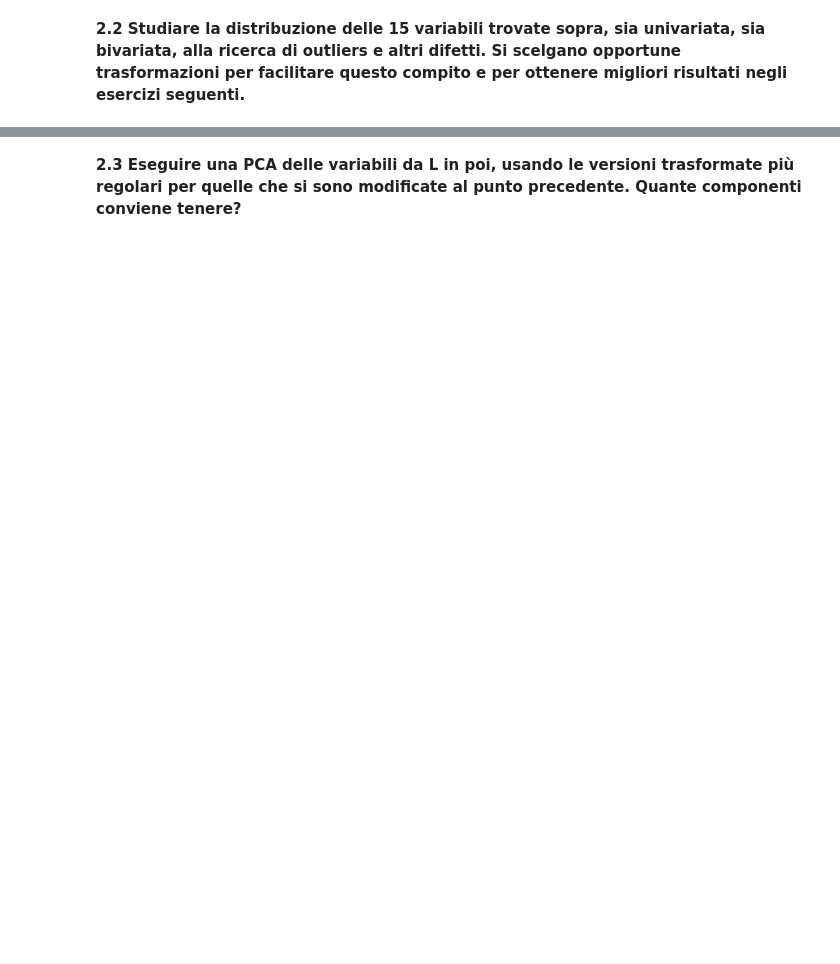
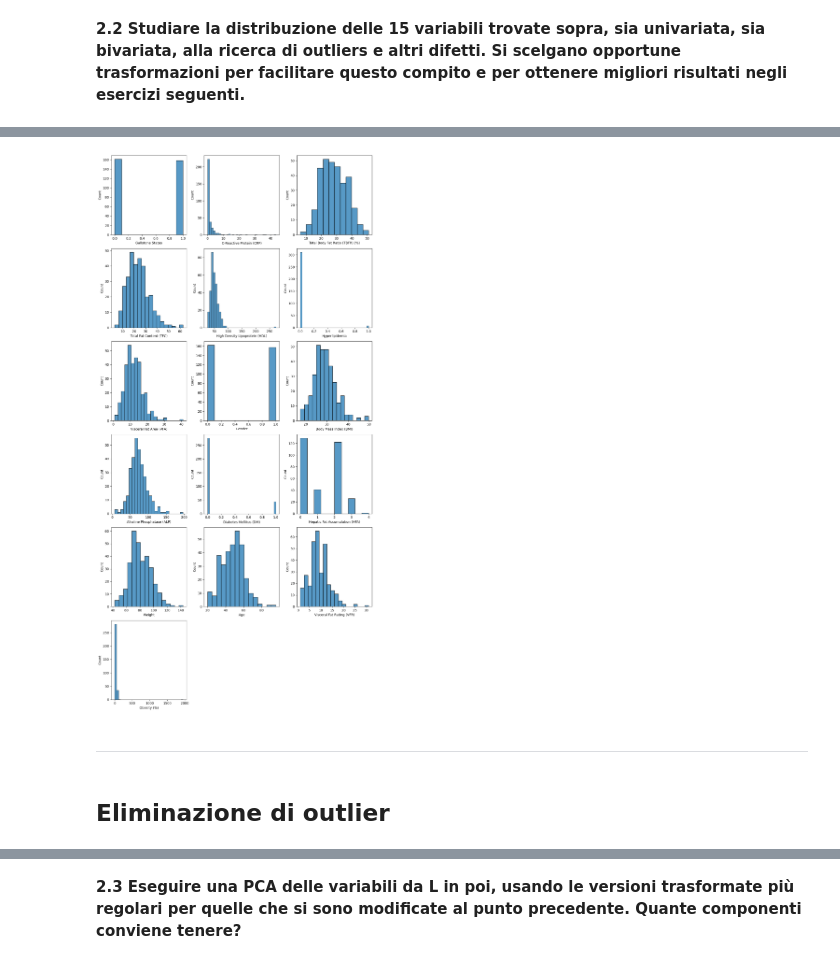
Before and after one commit to blkdmr/blkdmr.github.io, a Jupyter notebook: exams/esame_2_2.ipynb, the cells around one changed output, grey strips where cells are left out. Drawn from its saved outputs; the diff is of its cells as text; code cells hidden in the pictures; blank space fills up the shorter version.

```diff
--- a/exams/esame_2_2.ipynb
+++ b/exams/esame_2_2.ipynb
@@ -36,5 +33,6 @@ plt.show()
 [figure]
 # %%
 k = 15
-spearman_corr["Gallstone Status"].sort_values()[:k]
+top_k_features = spearman_corr["Gallstone Status"].sort_values()[::-1][:k+1]
+top_k_features
 # %% [output]
@@ -56 +55,4 @@ Alanin Aminotransferaz (ALT)                     -0.071140
 Name: Gallstone Status, dtype: float64
+# %%
+features_list = list(top_k_features.index)
+features_list
@@ -57,2 +78,6 @@ Name: Gallstone Status, dtype: float64
 # %% [markdown]
 **2.2 Studiare la distribuzione delle 15 variabili trovate sopra, sia univariata, sia bivariata, alla ricerca di outliers e altri difetti. Si scelgano opportune trasformazioni per facilitare questo compito e per ottenere migliori risultati negli esercizi seguenti.**
+# %%
+X_selected = df[features_list]
+X_filtered = X_selected
+X_filtered.head()
@@ -58,0 +92,22 @@ Name: Gallstone Status, dtype: float64
+# %%
+n_cols = 3
+n_rows = int(np.ceil(len(X_selected.columns) / n_cols))
+
+fig, axes = plt.subplots(n_rows, n_cols, figsize=(12, 4*n_rows))
+axes = axes.flatten()
+
+for ax, feature in zip(axes, X_selected.columns):
+    sns.histplot(X_selected[feature], ax=ax)
+
+# rimuove eventuali subplot vuoti in fondo
+for ax in axes[len(X_selected.columns):]:
+    ax.remove()
+
+plt.tight_layout()
+plt.show()
+# %% [output]
+[figure, added]
+# %% [markdown]
+---
+# %% [markdown]
+## Eliminazione di outlier
```
Also changed, not shown: parts of 28 cells of this notebook, 23 other files.
